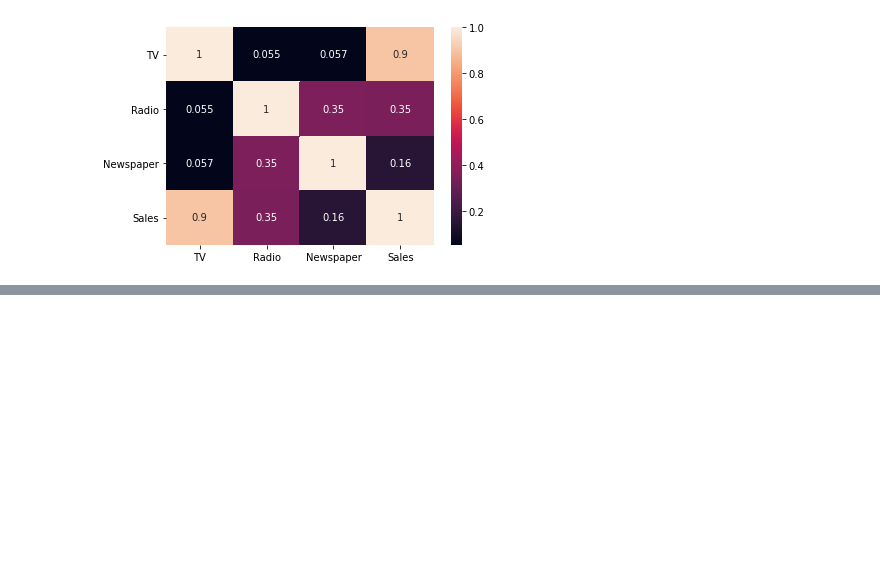
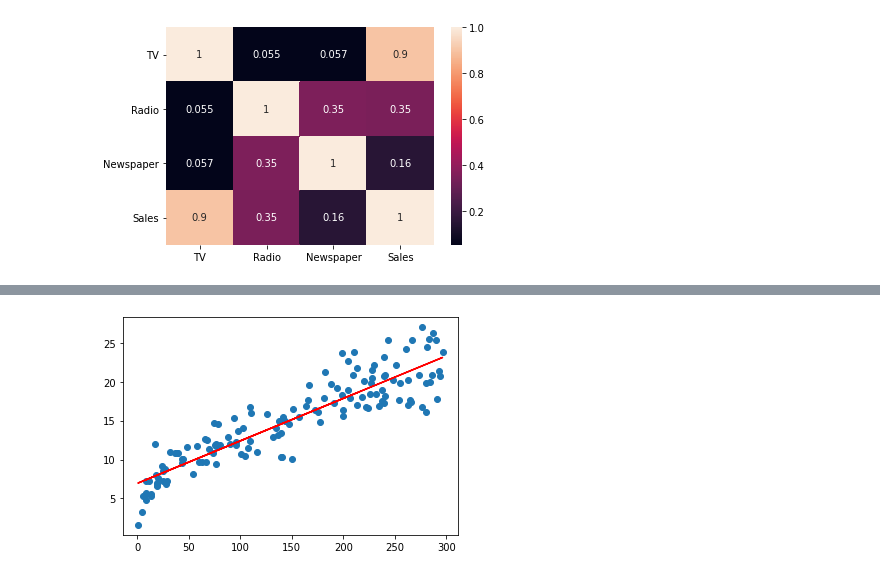
Before and after one commit to Srinunosina/npoi, a Jupyter notebook: ML_LinearRegression.ipynb, the cells around one changed output, grey strips where cells are left out. Cells and saved outputs as stored; diff of their text form; code cells hidden in the pictures; blank space fills up the shorter version.

```diff
--- a/ML_LinearRegression.ipynb
+++ b/ML_LinearRegression.ipynb
@@ -100,0 +140,5 @@ sns.heatmap(data=advertising.corr(), annot = True)
+# %%
+# 3. training the model
+# Note: by defualt stats model ignore the constant (c), so we need to add explicitly
+X_train_sm = sm.add_constant(X_train)
+X_train_sm.head()
@@ -100,0 +152,5 @@ sns.heatmap(data=advertising.corr(), annot = True)
+# %%
+# 4. fitting the model ( OLS: Ordinary Least Squares )
+lr = sm.OLS(y_train, X_train_sm)
+lr_model = lr.fit()
+lr_model.params
@@ -100,0 +200,8 @@ sns.heatmap(data=advertising.corr(), annot = True)
+# %%
+# ploting
+plt.scatter(X_train, y_train)
+# y = mx +c (c = 6.948, m = 0.054 ) 'r' ==> red color of line
+plt.plot(X_train, y_train_perd, 'r')
+plt.show()
+# %% [output]
+[figure, added]
```
Also changed, not shown: parts of 22 cells of this notebook.
